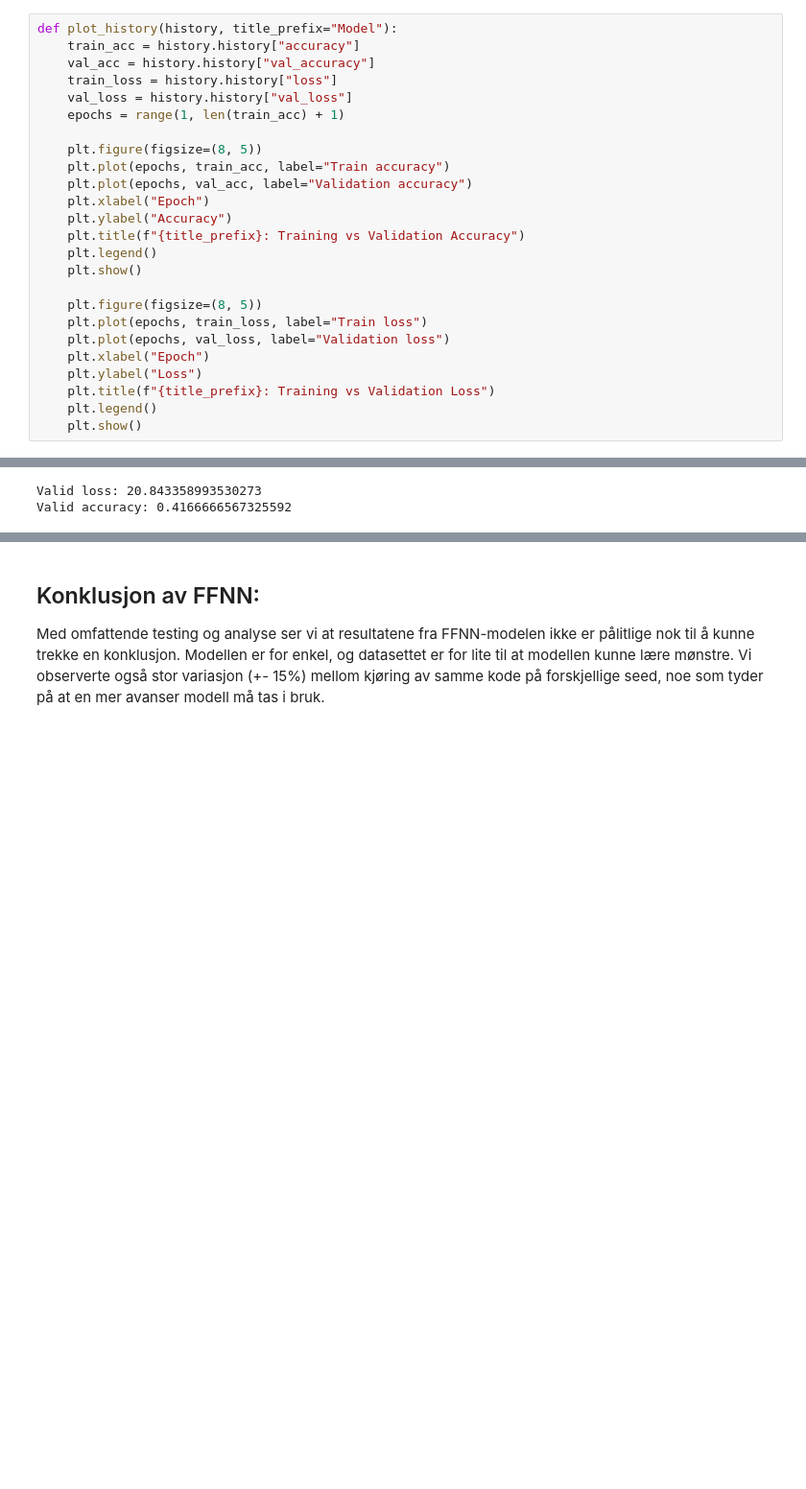
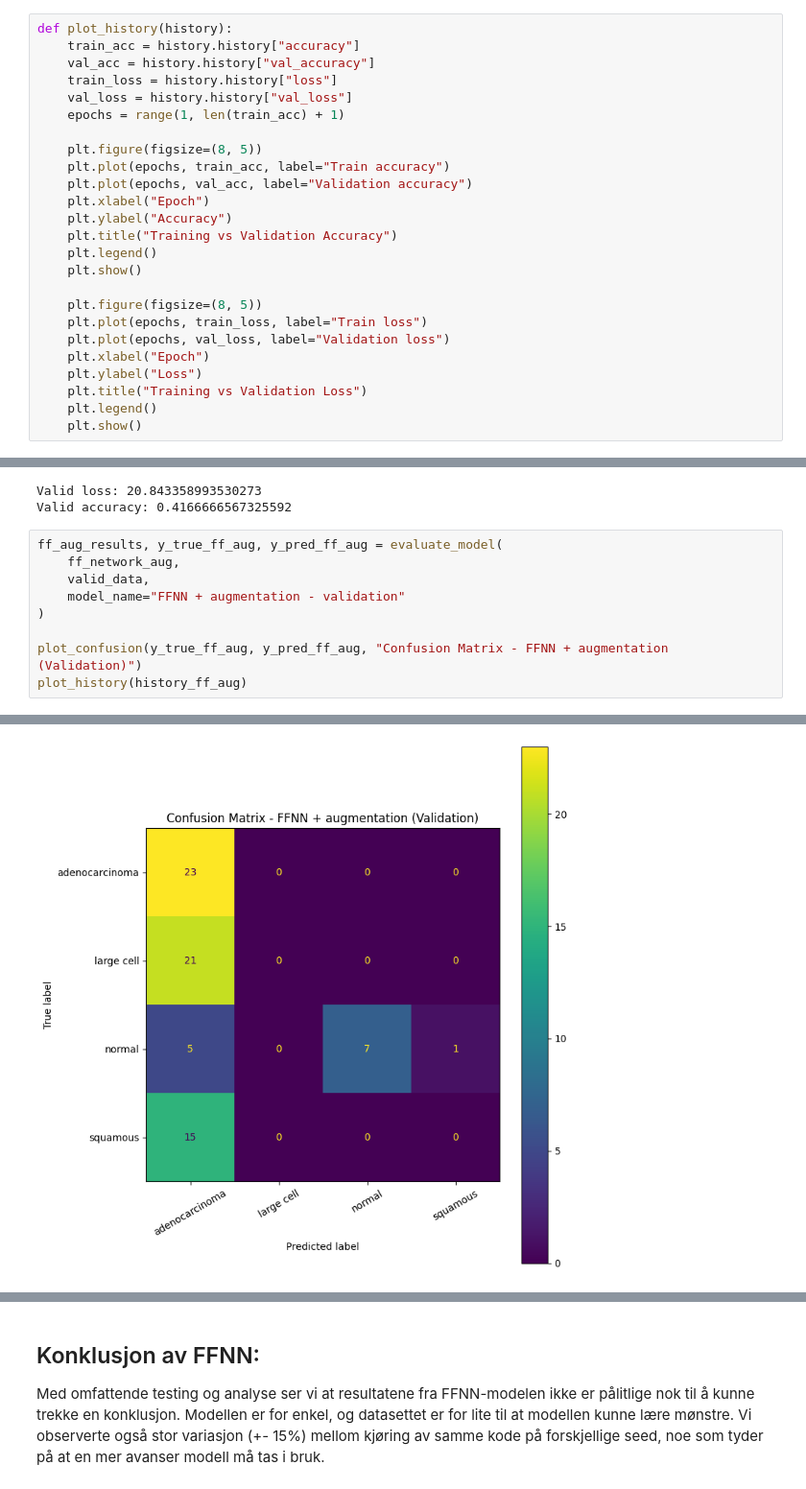
Before and after one commit to chritof/Chest-Cancer-Detections-Using-Deep-Learning, a Jupyter notebook: ChestCancer/utforskeData.ipynb, the cells around one changed output, grey strips where cells are left out. Shown at 96% size. Drawn from its saved outputs; the diff is of its cells as text; blank space fills up the shorter version.

```diff
--- a/ChestCancer/utforskeData.ipynb
+++ b/ChestCancer/utforskeData.ipynb
@@ -265,7 +259,7 @@ def plot_confusion(y_true, y_pred, title):
     plt.tight_layout()
     plt.show()
 # %%
-def plot_history(history, title_prefix="Model"):
+def plot_history(history):
     train_acc = history.history["accuracy"]
     val_acc = history.history["val_accuracy"]
     train_loss = history.history["loss"]
@@ -277,7 +271,7 @@ def plot_history(history, title_prefix="Model"):
     plt.plot(epochs, val_acc, label="Validation accuracy")
     plt.xlabel("Epoch")
     plt.ylabel("Accuracy")
-    plt.title(f"{title_prefix}: Training vs Validation Accuracy")
+    plt.title("Training vs Validation Accuracy")
     plt.legend()
     plt.show()
 
@@ -286,7 +280,7 @@ def plot_history(history, title_prefix="Model"):
     plt.plot(epochs, val_loss, label="Validation loss")
     plt.xlabel("Epoch")
     plt.ylabel("Loss")
-    plt.title(f"{title_prefix}: Training vs Validation Loss")
+    plt.title("Training vs Validation Loss")
     plt.legend()
     plt.show()
 # %% [markdown]
@@ -588,3 +581,13 @@ print("Valid accuracy:", score[1])
 # %% [output]
 Valid loss: 20.843358993530273
 Valid accuracy: 0.4166666567325592
+# %%
+ff_aug_results, y_true_ff_aug, y_pred_ff_aug = evaluate_model(
+    ff_network_aug,
+    valid_data,
+    model_name="FFNN + augmentation - validation"
+)
+
+plot_confusion(y_true_ff_aug, y_pred_ff_aug, "Confusion Matrix - FFNN + augmentation (Validation)")
+plot_history(history_ff_aug)
+# %% [output]
@@ -590,0 +614 @@ Valid accuracy: 0.4166666567325592
+[figure, added]
```
Also changed, not shown: parts of 48 cells of this notebook, 1 other file.
